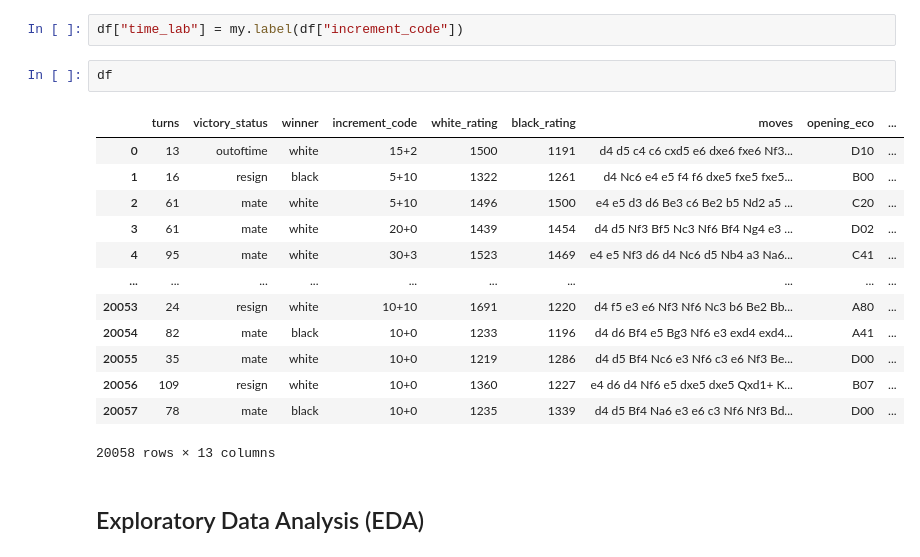
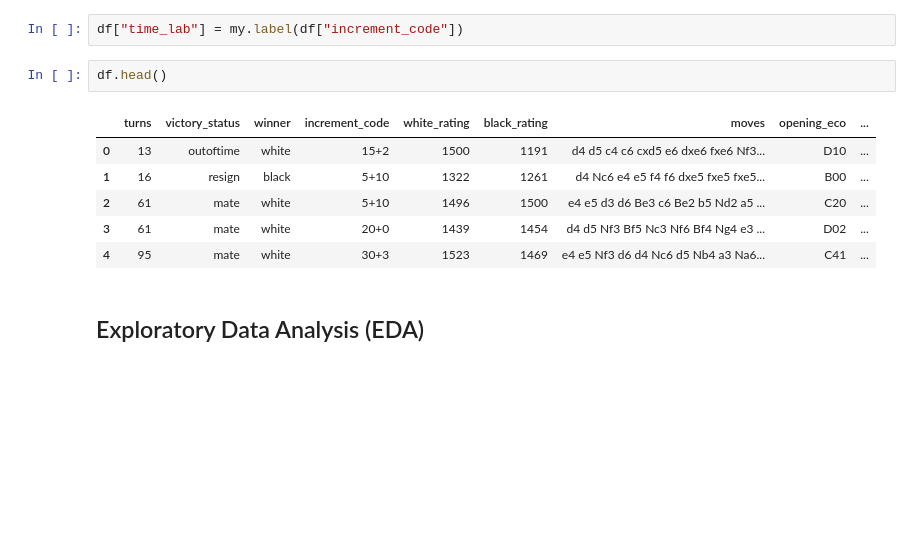
Before and after one commit to heysteph/FinalProject, a Jupyter notebook: notebook.ipynb, the cells around one changed output. Drawn from its saved outputs; the diff is of its cells as text; blank space fills up the shorter version.

```diff
--- a/notebook.ipynb
+++ b/notebook.ipynb
@@ -112,21 +112,14 @@ Group the time increment based on Lichess' definition: bullet, blitz, rapid, cla
 # %%
 df["time_lab"] = my.label(df["increment_code"])
 # %%
-df
+df.head()
 # %% [output]
 |  | turns | victory_status | winner | increment_code | white_rating | black_rating | moves | opening_eco | ... |
 | 0 | 13 | outoftime | white | 15+2 | 1500 | 1191 | d4 d5 c4 c6 cxd5 e6 dxe6 fxe6 Nf3... | D10 | ... |
 | 1 | 16 | resign | black | 5+10 | 1322 | 1261 | d4 Nc6 e4 e5 f4 f6 dxe5 fxe5 fxe5... | B00 | ... |
 | 2 | 61 | mate | white | 5+10 | 1496 | 1500 | e4 e5 d3 d6 Be3 c6 Be2 b5 Nd2 a5 ... | C20 | ... |
 | 3 | 61 | mate | white | 20+0 | 1439 | 1454 | d4 d5 Nf3 Bf5 Nc3 Nf6 Bf4 Ng4 e3 ... | D02 | ... |
 | 4 | 95 | mate | white | 30+3 | 1523 | 1469 | e4 e5 Nf3 d6 d4 Nc6 d5 Nb4 a3 Na6... | C41 | ... |
-| ... | ... | ... | ... | ... | ... | ... | ... | ... | ... |
-| 20053 | 24 | resign | white | 10+10 | 1691 | 1220 | d4 f5 e3 e6 Nf3 Nf6 Nc3 b6 Be2 Bb... | A80 | ... |
-| 20054 | 82 | mate | black | 10+0 | 1233 | 1196 | d4 d6 Bf4 e5 Bg3 Nf6 e3 exd4 exd4... | A41 | ... |
-| 20055 | 35 | mate | white | 10+0 | 1219 | 1286 | d4 d5 Bf4 Nc6 e3 Nf6 c3 e6 Nf3 Be... | D00 | ... |
-| 20056 | 109 | resign | white | 10+0 | 1360 | 1227 | e4 d6 d4 Nf6 e5 dxe5 dxe5 Qxd1+ K... | B07 | ... |
-| 20057 | 78 | mate | black | 10+0 | 1235 | 1339 | d4 d5 Bf4 Na6 e3 e6 c3 Nf6 Nf3 Bd... | D00 | ... |
-20058 rows × 13 columns
 # %% [markdown]
 ## Exploratory Data Analysis (EDA)
 # %% [markdown]
```
Also changed, not shown: parts of 13 cells of this notebook, 5 other files.
